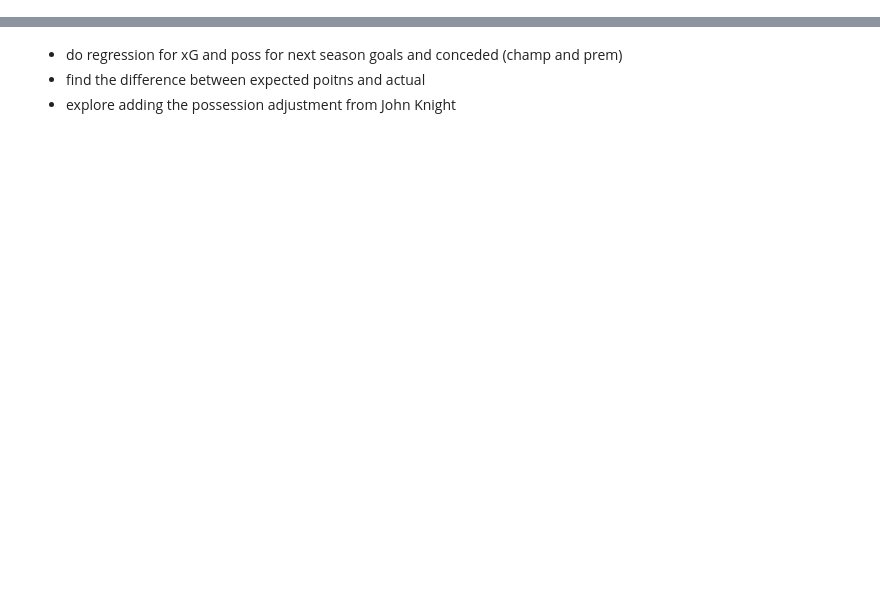
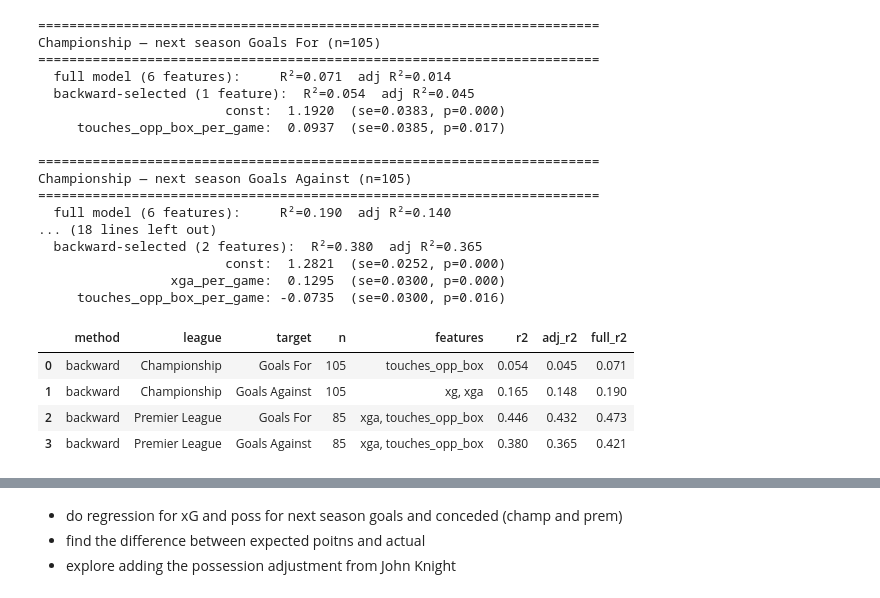
Before and after one commit to louis-porter/algobetting, a Jupyter notebook: algo/models/team_strength/non_penalty_bayes/premier_league/priors/champ_analysis.ipynb, the cells around one changed output, grey strips where cells are left out. Drawn from its saved outputs; the diff is of its cells as text; code cells hidden in the pictures; blank space fills up the shorter version.

```diff
--- a/algo/models/team_strength/non_penalty_bayes/premier_league/priors/champ_analysis.ipynb
+++ b/algo/models/team_strength/non_penalty_bayes/premier_league/priors/champ_analysis.ipynb
@@ -72,0 +233,71 @@ champ_perf.head()
+# %%
+# ── backward-elimination OLS: which prev-season metrics actually earn a spot ─
+# Predictors are heavily collinear (xG/goals/touches-in-box/possession all
+# track "team quality"), so start with all 6 and iteratively drop whichever
+# has the weakest p-value until everyone left clears alpha. Features are
+# z-scored first so the surviving coefficients are comparable in magnitude
+# despite very different raw scales (xg_per_game ~1.5 vs possession ~55).
+ALPHA = 0.05
+
+def backward_select(panel: pd.DataFrame, target: str, candidates: list[str], alpha: float = ALPHA):
+    X = panel[candidates].copy()
+    X = (X - X.mean()) / X.std()
+    y = panel[target]
+    features = list(candidates)
+    while True:
+        Xc = sm.add_constant(X[features])
+        model = sm.OLS(y, Xc).fit()
+        pvals = model.pvalues.drop('const')
+        worst_feature = pvals.idxmax()
+        if pvals[worst_feature] <= alpha or len(features) == 1:
+            return model, features
+        features.remove(worst_feature)
+
+REGRESSION_TARGETS = [('next_gf_per_game', 'Goals For'), ('next_ga_per_game', 'Goals Against')]
+selection_summary = []
+
+for league_name, panel in [('Championship', champ_panel), ('Premier League', prem_panel)]:
+    for target_col, target_label in REGRESSION_TARGETS:
+        full_X = sm.add_constant((panel[PREV_METRICS] - panel[PREV_METRICS].mean()) / panel[PREV_METRICS].std())
+        full_model = sm.OLS(panel[target_col], full_X).fit()
+        model, features = backward_select(panel, target_col, PREV_METRICS)
+
+        print(f"\n{'=' * 72}\n{league_name} — next season {target_label} (n={len(panel)})\n{'=' * 72}")
+        print(f"  full model (6 features):     R²={full_model.rsquared:.3f}  adj R²={full_model.rsquared_adj:.3f}")
+        print(f"  backward-selected ({len(features)} feature{'s' if len(features) != 1 else ''}):  "
+              f"R²={model.rsquared:.3f}  adj R²={model.rsquared_adj:.3f}")
+        for name, coef, se, p in zip(model.params.index, model.params, model.bse, model.pvalues):
+            print(f"    {name:>25}: {coef: .4f}  (se={se:.4f}, p={p:.3f})")
+
+        selection_summary.append({
+            'method': 'backward', 'league': league_name, 'target': target_label,
+            'n': len(panel), 'features': ', '.join(f.replace('_per_game', '') for f in features),
+            'r2': round(model.rsquared, 3), 'adj_r2': round(model.rsquared_adj, 3),
+            'full_r2': round(full_model.rsquared, 3),
+        })
+
+selection_summary = pd.DataFrame(selection_summary)
+selection_summary
+# %% [output]
+========================================================================
+Championship — next season Goals For (n=105)
+========================================================================
+  full model (6 features):     R²=0.071  adj R²=0.014
+  backward-selected (1 feature):  R²=0.054  adj R²=0.045
+                        const:  1.1920  (se=0.0383, p=0.000)
+     touches_opp_box_per_game:  0.0937  (se=0.0385, p=0.017)
+
+========================================================================
+Championship — next season Goals Against (n=105)
+========================================================================
+  full model (6 features):     R²=0.190  adj R²=0.140
+... (18 lines left out)
+  backward-selected (2 features):  R²=0.380  adj R²=0.365
+                        const:  1.2821  (se=0.0252, p=0.000)
+                 xga_per_game:  0.1295  (se=0.0300, p=0.000)
+     touches_opp_box_per_game: -0.0735  (se=0.0300, p=0.016)
+|  | method | league | target | n | features | r2 | adj_r2 | full_r2 |
+| 0 | backward | Championship | Goals For | 105 | touches_opp_box | 0.054 | 0.045 | 0.071 |
+| 1 | backward | Championship | Goals Against | 105 | xg, xga | 0.165 | 0.148 | 0.190 |
+| 2 | backward | Premier League | Goals For | 85 | xga, touches_opp_box | 0.446 | 0.432 | 0.473 |
+| 3 | backward | Premier League | Goals Against | 85 | xga, touches_opp_box | 0.380 | 0.365 | 0.421 |
```
Also changed, not shown: parts of 7 cells of this notebook, 10 other files.
